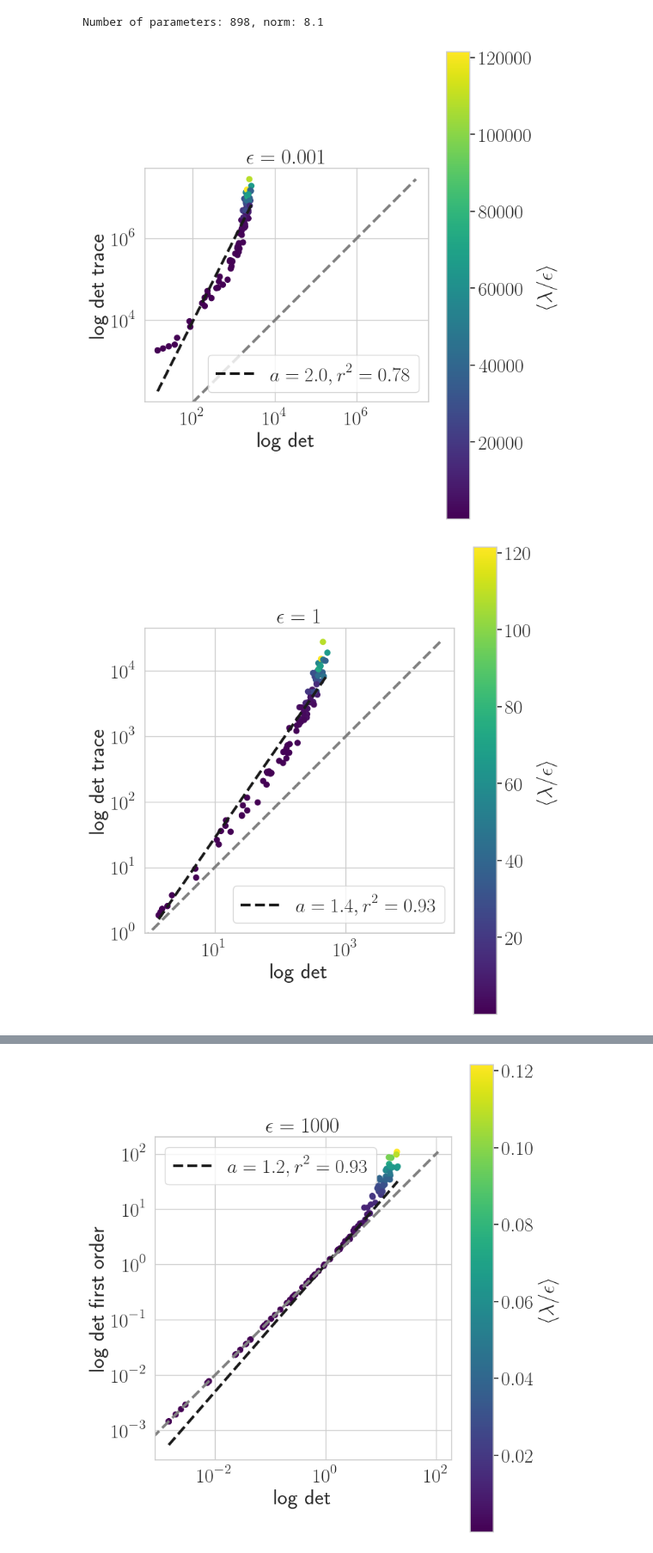
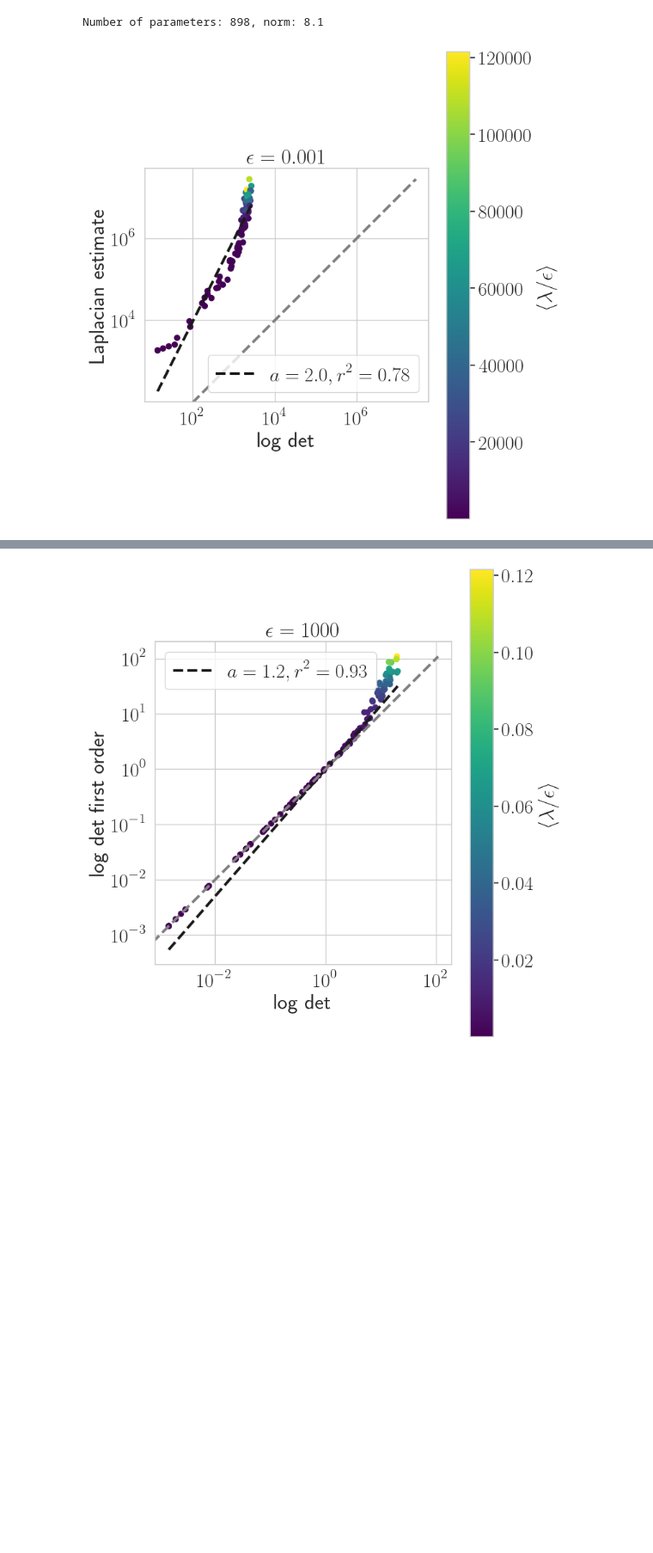
Before and after one commit to activatedgeek/function-space-map, a Jupyter notebook: notebooks/two_moons_objectives.ipynb, the cells around one changed output, grey strips where cells are left out. Shown at 86% size. Saved outputs shown, nothing was run; the diff lists cells and outputs as text; code cells hidden in the pictures; blank space fills up the shorter version.

```diff
--- a/notebooks/two_moons_objectives.ipynb
+++ b/notebooks/two_moons_objectives.ipynb
@@ -279,7 +279,8 @@ def trace_estimator(model, p, x, dp, sigma=0.1):
     avg_dff_sq_norm = jnp.mean((diff ** 2).sum(axis=-1))
     return avg_dff_sq_norm / (sigma ** 2)
 
-def log_det_trace_estimator(model, p, x, jitter, sigma, n_samples=10, normalize=False):
+@partial(jax.jit, static_argnums=(0,3,4,5,6))
+def log_det_trace_estimator(model, p, x, jitter, sigma=0.01, n_samples=1, normalize=False):
     # sample n_samples dp from N(0, I) and compute the trace estimator
     traces = []
     P = param_size(p)
@@ -530,33 +531,32 @@ for jitter in [1e-3, 1, 10, 1000]:
     logdet_first_order = []
     logdet_traces = []
     eig_over_jitter = []
     max_eig_over_jitter = []
     condition = []
     rng_key = jax.random.PRNGKey(0)
     for _ in tqdm(range(points)):
         rng_key, rng_key_sample = jax.random.split(rng_key)
         params = model.init(rng_key_sample, x_train[0][None, :])
         # uniform between 0 and max_scale
         rng_key, rng_key_scale = jax.random.split(rng_key)
         scale = jax.random.uniform(rng_key_scale, shape=(), minval=0, maxval=max_scale)
         params = jax.tree_map(lambda x: x * scale, params)
         logdet_svd, eig = log_det_K_svd(model, params, x_context, jitter, return_eig=True)
         logdet_svds.append(logdet_svd)
         eig_over_jitter.append(eig.mean().item() / jitter)
         max_eig_over_jitter.append(eig.max().item() / jitter)
         condition.append(eig.max().item() / eig.min().item())
         logdet_traces.append(log_det_trace_estimator(model, params, x_context, jitter, sigma, n_samples, normalize).item())
         logdet_first_order.append(log_det_K_svd_first_order(model, params, x_context, jitter))
 
     logdet_traces = np.array(logdet_traces)
     logdet_svds = np.array(logdet_svds)
     logdet_first_order = np.array(logdet_first_order)
     condition = np.array(condition)
 
 
-    plot_compare(logdet_svds, logdet_traces, eig_over_jitter, 'log det', 'log det trace', r'$\langle \lambda / \epsilon \rangle$', rf'$\epsilon = {jitter}$', log_axes=True)
+    plot_compare(logdet_svds, logdet_traces, eig_over_jitter, 'log det', 'Laplacian estimate', r'$\langle \lambda / \epsilon \rangle$', rf'$\epsilon = {jitter}$', log_axes=True)
     plt.savefig(f'objectives/trace_approx_eps{jitter}.png')
     plt.show()
 # %% [output]
-[figure, old version]
+[figure, new version]
-[figure, removed]
```
Also changed, not shown: parts of 2 cells of this notebook, 1 other file.
